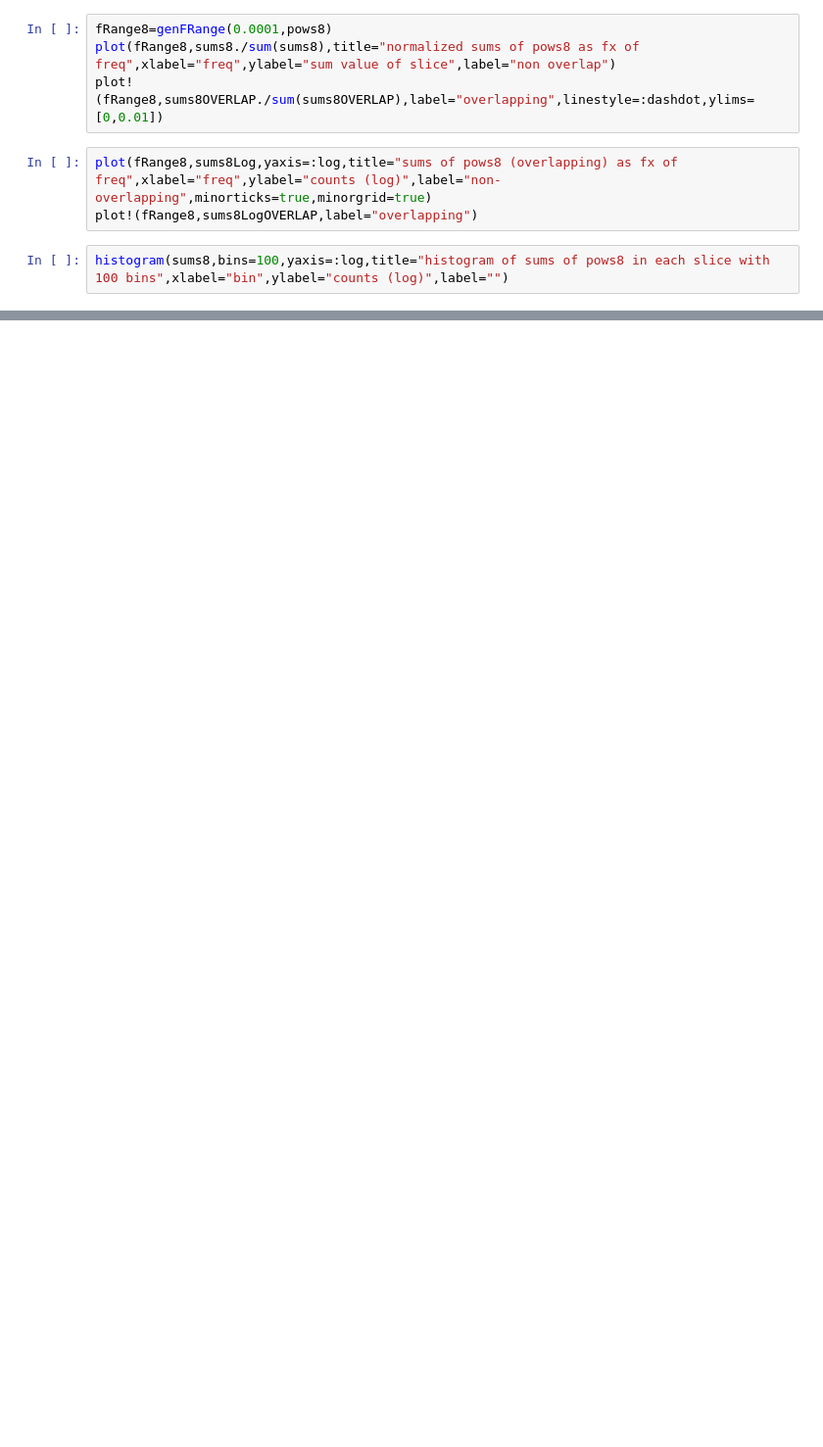
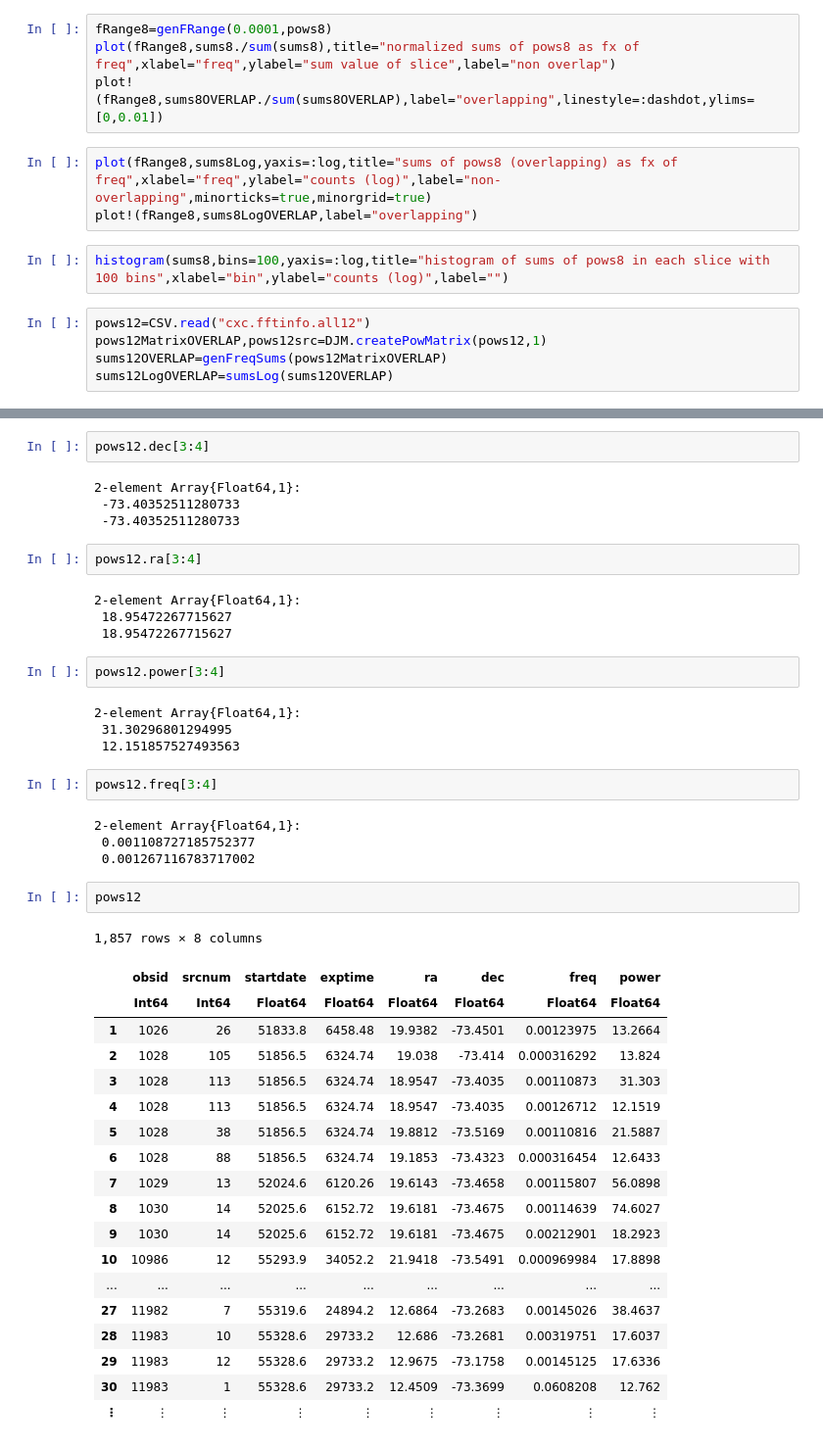
Before and after one commit to kirklong/Research, a Jupyter notebook: overlapping_pow_analysis.ipynb, the cells around one changed output, grey strips where cells are left out. Shown: that part at 98% size. Saved outputs shown, nothing was run; the diff lists cells and outputs as text; blank space fills up the shorter version.

```diff
--- a/overlapping_pow_analysis.ipynb
+++ b/overlapping_pow_analysis.ipynb
@@ -193,3 +108,8 @@ plot(fRange8,sums8Log,yaxis=:log,title="sums of pows8 (overlapping) as fx of fre
 plot!(fRange8,sums8LogOVERLAP,label="overlapping")
 # %%
 histogram(sums8,bins=100,yaxis=:log,title="histogram of sums of pows8 in each slice with 100 bins",xlabel="bin",ylabel="counts (log)",label="")
+# %%
+pows12=CSV.read("cxc.fftinfo.all12")
+pows12MatrixOVERLAP,pows12src=DJM.createPowMatrix(pows12,1)
+sums12OVERLAP=genFreqSums(pows12MatrixOVERLAP)
+sums12LogOVERLAP=sumsLog(sums12OVERLAP)
@@ -195,0 +189,46 @@ histogram(sums8,bins=100,yaxis=:log,title="histogram of sums of pows8 in each sl
+# %%
+pows12.dec[3:4]
+# %% [output]
+2-element Array{Float64,1}:
+ -73.40352511280733
+ -73.40352511280733
+# %%
+pows12.ra[3:4]
+# %% [output]
+2-element Array{Float64,1}:
+ 18.95472267715627
+ 18.95472267715627
+# %%
+pows12.power[3:4]
+# %% [output]
+2-element Array{Float64,1}:
+ 31.30296801294995
+ 12.151857527493563
+# %%
+pows12.freq[3:4]
+# %% [output]
+2-element Array{Float64,1}:
+ 0.001108727185752377
+ 0.001267116783717002
+# %%
+pows12
+# %% [output]
+1,857 rows × 8 columns
+|  | obsid | srcnum | startdate | exptime | ra | dec | freq | power |
+|  | Int64 | Int64 | Float64 | Float64 | Float64 | Float64 | Float64 | Float64 |
+| 1 | 1026 | 26 | 51833.8 | 6458.48 | 19.9382 | -73.4501 | 0.00123975 | 13.2664 |
+| 2 | 1028 | 105 | 51856.5 | 6324.74 | 19.038 | -73.414 | 0.000316292 | 13.824 |
+| 3 | 1028 | 113 | 51856.5 | 6324.74 | 18.9547 | -73.4035 | 0.00110873 | 31.303 |
+| 4 | 1028 | 113 | 51856.5 | 6324.74 | 18.9547 | -73.4035 | 0.00126712 | 12.1519 |
+| 5 | 1028 | 38 | 51856.5 | 6324.74 | 19.8812 | -73.5169 | 0.00110816 | 21.5887 |
+| 6 | 1028 | 88 | 51856.5 | 6324.74 | 19.1853 | -73.4323 | 0.000316454 | 12.6433 |
+| 7 | 1029 | 13 | 52024.6 | 6120.26 | 19.6143 | -73.4658 | 0.00115807 | 56.0898 |
+| 8 | 1030 | 14 | 52025.6 | 6152.72 | 19.6181 | -73.4675 | 0.00114639 | 74.6027 |
+| 9 | 1030 | 14 | 52025.6 | 6152.72 | 19.6181 | -73.4675 | 0.00212901 | 18.2923 |
+| 10 | 10986 | 12 | 55293.9 | 34052.2 | 21.9418 | -73.5491 | 0.000969984 | 17.8898 |
+| ... | ... | ... | ... | ... | ... | ... | ... | ... |
+| 27 | 11982 | 7 | 55319.6 | 24894.2 | 12.6864 | -73.2683 | 0.00145026 | 38.4637 |
+| 28 | 11983 | 10 | 55328.6 | 29733.2 | 12.686 | -73.2681 | 0.00319751 | 17.6037 |
+| 29 | 11983 | 12 | 55328.6 | 29733.2 | 12.9675 | -73.1758 | 0.00145125 | 17.6336 |
+| 30 | 11983 | 1 | 55328.6 | 29733.2 | 12.4509 | -73.3699 | 0.0608208 | 12.762 |
+| ⋮ | ⋮ | ⋮ | ⋮ | ⋮ | ⋮ | ⋮ | ⋮ | ⋮ |
```
Also changed, not shown: parts of 13 cells of this notebook, 8 other files.
